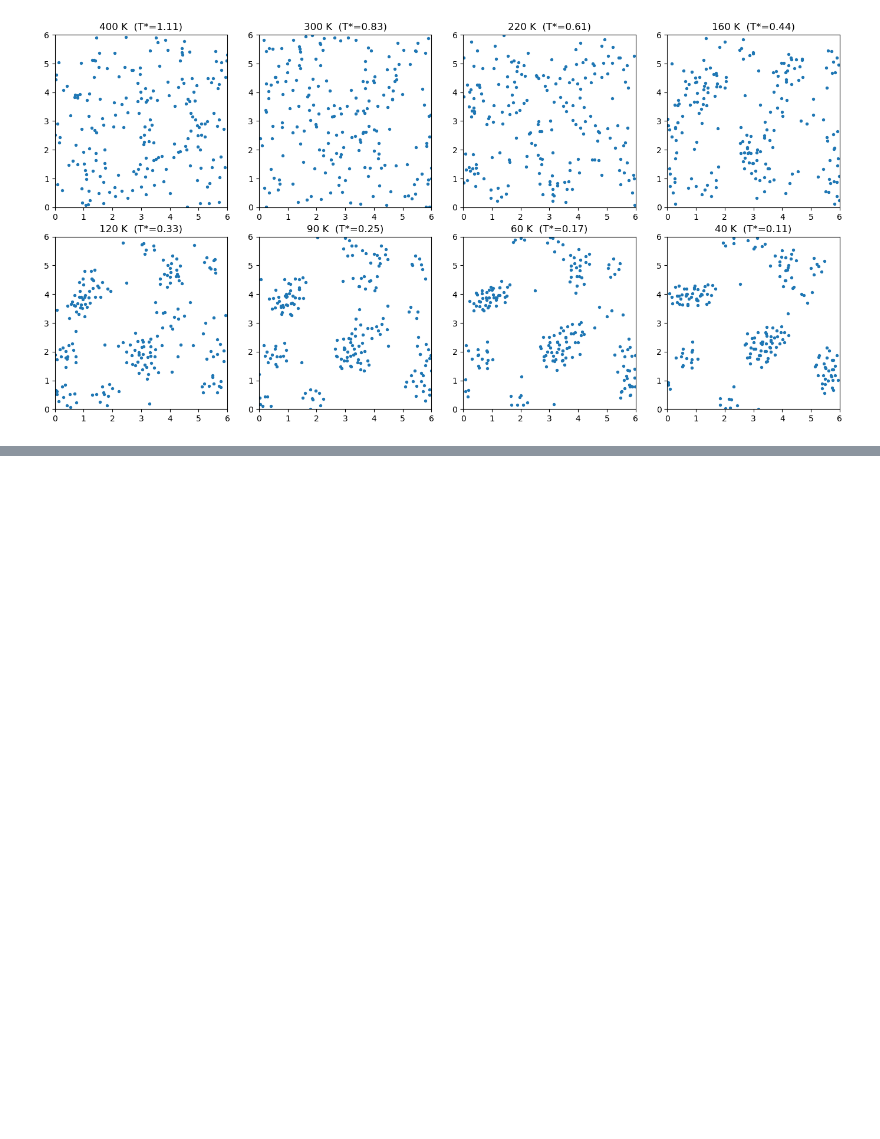
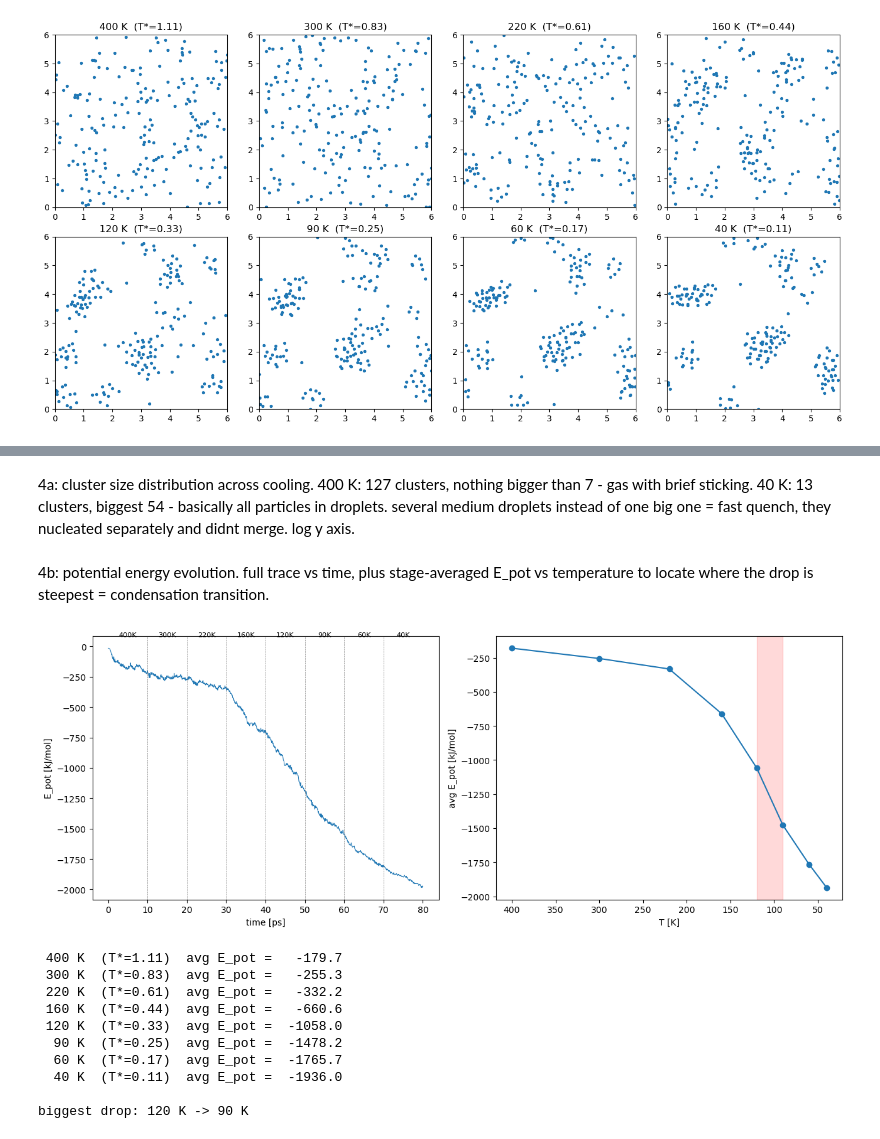
Before and after one commit to maggiehill2204-dotcom/md-project-13-group-02, a Jupyter notebook: condensation.ipynb, the cells around one changed output, grey strips where cells are left out. Cells and saved outputs as stored; diff of their text form; code cells hidden in the pictures; blank space fills up the shorter version.

```diff
--- a/condensation.ipynb
+++ b/condensation.ipynb
@@ -190,0 +261,59 @@ plt.show()
+# %% [markdown]
+4a: cluster size distribution across cooling. 400 K: 127 clusters, nothing
+bigger than 7 - gas with brief sticking. 40 K: 13 clusters, biggest 54 -
+basically all particles in droplets. several medium droplets instead of one
+big one = fast quench, they nucleated separately and didnt merge. log y axis.
+# %% [markdown]
+4b: potential energy evolution. full trace vs time, plus stage-averaged E_pot
+vs temperature to locate where the drop is steepest = condensation transition.
+# %%
+epot = np.load("cooling_epot.npy")
+dt = 0.005
+steps_per_stage = 2000
+schedule = [400, 300, 220, 160, 120, 90, 60, 40]
+t = np.arange(len(epot)) * dt
+
+fig, ax = plt.subplots(1, 2, figsize=(13, 5))
+
+# left: full trace with stage boundaries and labels
+ax[0].plot(t, epot, lw=0.7)
+for k in range(1, len(schedule)):
+    ax[0].axvline(k * steps_per_stage * dt, color="gray", ls="--", lw=0.5)
+for k, T in enumerate(schedule):
+    ax[0].text((k + 0.5) * steps_per_stage * dt, ax[0].get_ylim()[1] * 0.95,
+               f"{T}K", ha="center", fontsize=8)
+ax[0].set_xlabel("time [ps]")
+ax[0].set_ylabel("E_pot [kJ/mol]")
+
+# right: average E_pot over the last half of each stage (skip the settling-in part)
+epot_stages = epot.reshape(len(schedule), steps_per_stage)
+epot_avg = epot_stages[:, steps_per_stage // 2:].mean(axis=1)
+
+drops = np.diff(epot_avg)              # change between consecutive stages
+k_sharp = np.argmin(drops)             # index of the biggest drop
+
+ax[1].plot(schedule, epot_avg, "o-")
+ax[1].axvspan(schedule[k_sharp + 1], schedule[k_sharp], alpha=0.15, color="red")
+ax[1].invert_xaxis()                   # so cooling reads left to right
+ax[1].set_xlabel("T [K]")
+ax[1].set_ylabel("avg E_pot [kJ/mol]")
+
+plt.tight_layout()
+plt.savefig("4b_epot_evolution.png", dpi=200, bbox_inches="tight")
+plt.show()
+
+for T, e in zip(schedule, epot_avg):
+    print(f"{T:4d} K  (T*={T/360:.2f})  avg E_pot = {e:8.1f}")
+print(f"\nbiggest drop: {schedule[k_sharp]} K -> {schedule[k_sharp+1]} K")
+# %% [output]
+[figure, added]
+ 400 K  (T*=1.11)  avg E_pot =   -179.7
+ 300 K  (T*=0.83)  avg E_pot =   -255.3
+ 220 K  (T*=0.61)  avg E_pot =   -332.2
+ 160 K  (T*=0.44)  avg E_pot =   -660.6
+ 120 K  (T*=0.33)  avg E_pot =  -1058.0
+  90 K  (T*=0.25)  avg E_pot =  -1478.2
+  60 K  (T*=0.17)  avg E_pot =  -1765.7
+  40 K  (T*=0.11)  avg E_pot =  -1936.0
+
+biggest drop: 120 K -> 90 K
```
Also changed, not shown: parts of 9 cells of this notebook, 1 other file.
